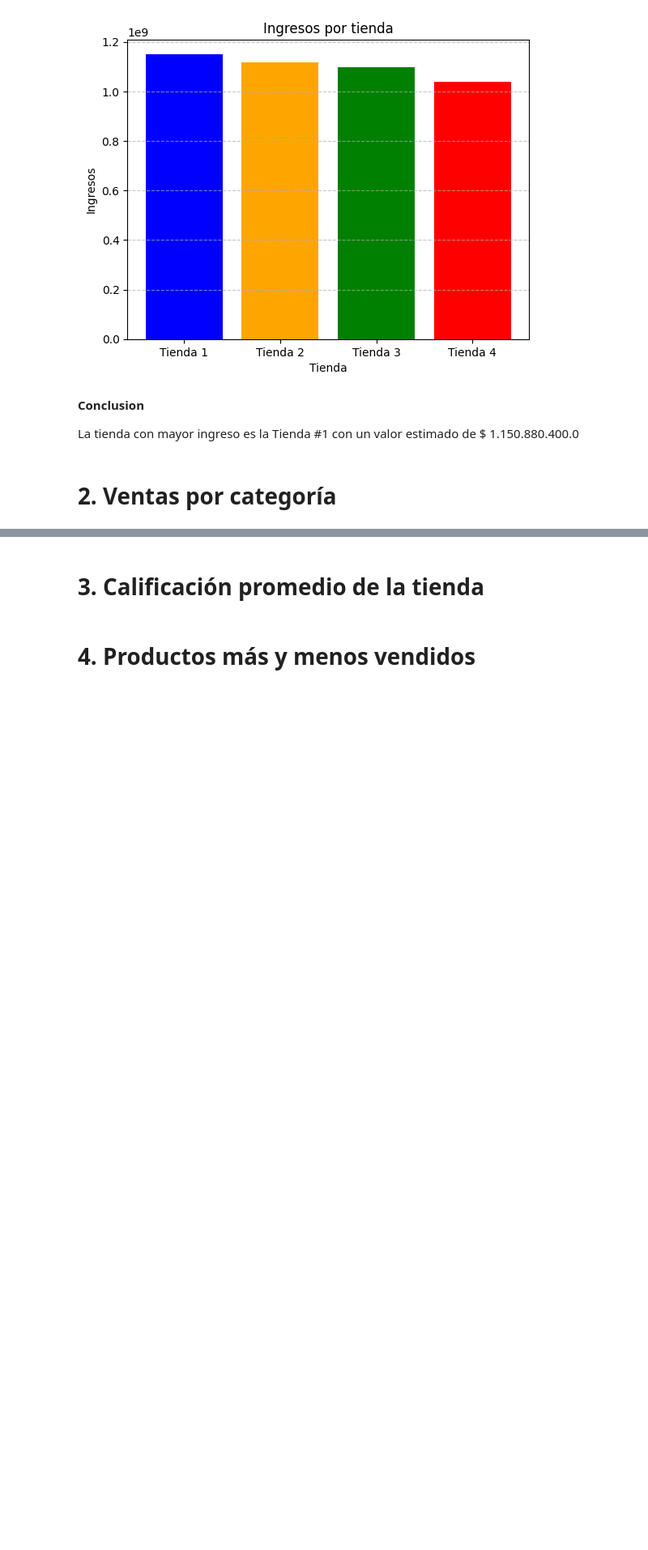
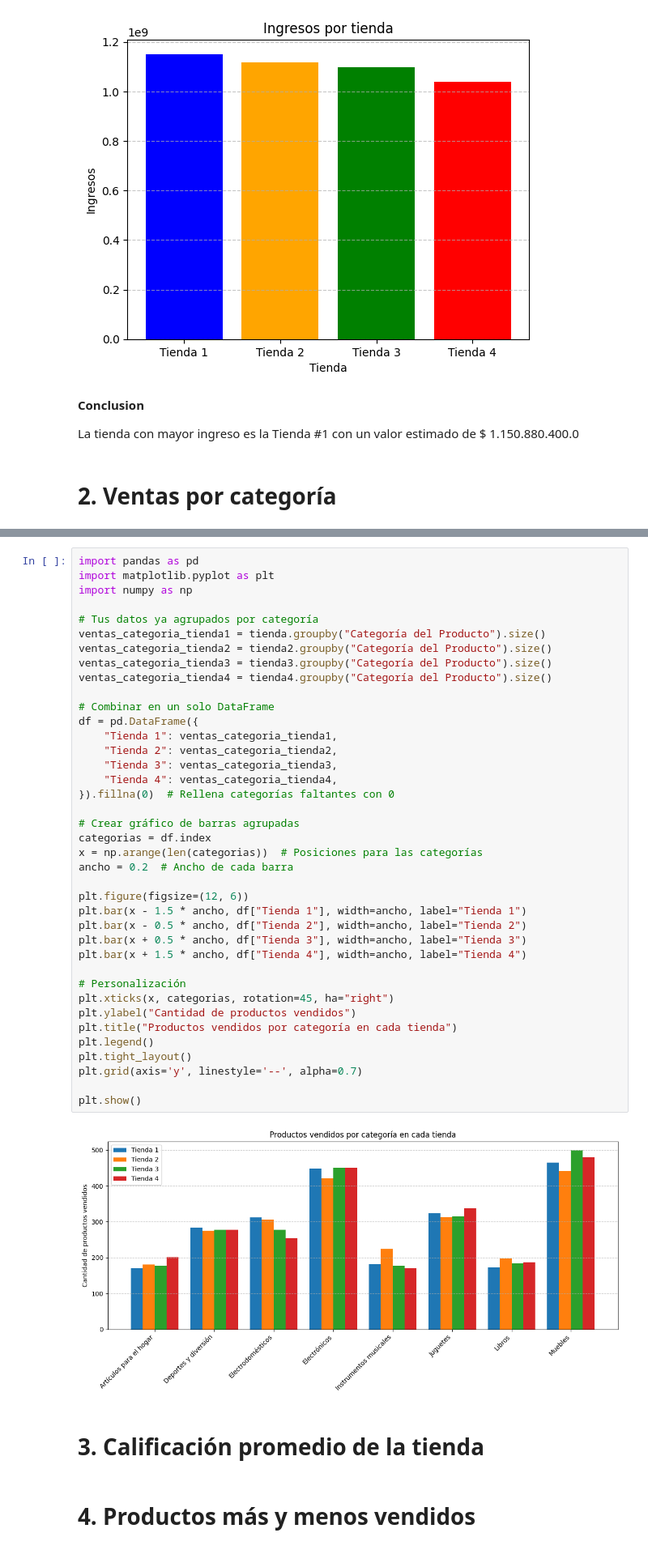
Before and after one commit to darcygith/Challenge_2, a Jupyter notebook: AluraStoreLatam.ipynb, the cells around one changed output, grey strips where cells are left out. Shown at 81% size. Cells and saved outputs as stored; diff of their text form; blank space fills up the shorter version.

```diff
--- a/AluraStoreLatam.ipynb
+++ b/AluraStoreLatam.ipynb
@@ -108,3 +103,44 @@ Name: Precio, Length: 2359, dtype: float64
+# %%
+import pandas as pd
+import matplotlib.pyplot as plt
+import numpy as np
+
+# Tus datos ya agrupados por categoría
+ventas_categoria_tienda1 = tienda.groupby("Categoría del Producto").size()
+ventas_categoria_tienda2 = tienda2.groupby("Categoría del Producto").size()
+ventas_categoria_tienda3 = tienda3.groupby("Categoría del Producto").size()
+ventas_categoria_tienda4 = tienda4.groupby("Categoría del Producto").size()
+
+# Combinar en un solo DataFrame
+df = pd.DataFrame({
+    "Tienda 1": ventas_categoria_tienda1,
+    "Tienda 2": ventas_categoria_tienda2,
+    "Tienda 3": ventas_categoria_tienda3,
+    "Tienda 4": ventas_categoria_tienda4,
+}).fillna(0)  # Rellena categorías faltantes con 0
+
+# Crear gráfico de barras agrupadas
+categorias = df.index
+x = np.arange(len(categorias))  # Posiciones para las categorías
+ancho = 0.2  # Ancho de cada barra
+
+plt.figure(figsize=(12, 6))
+plt.bar(x - 1.5 * ancho, df["Tienda 1"], width=ancho, label="Tienda 1")
+plt.bar(x - 0.5 * ancho, df["Tienda 2"], width=ancho, label="Tienda 2")
+plt.bar(x + 0.5 * ancho, df["Tienda 3"], width=ancho, label="Tienda 3")
+plt.bar(x + 1.5 * ancho, df["Tienda 4"], width=ancho, label="Tienda 4")
+
+# Personalización
+plt.xticks(x, categorias, rotation=45, ha="right")
+plt.ylabel("Cantidad de productos vendidos")
+plt.title("Productos vendidos por categoría en cada tienda")
+plt.legend()
+plt.tight_layout()
+plt.grid(axis='y', linestyle='--', alpha=0.7)
+
+plt.show()
+# %% [output]
+[figure, added]
 # %% [markdown]
 # 3. Calificación promedio de la tienda
 # %% [markdown]
```
Also changed, not shown: parts of 2 cells of this notebook.
